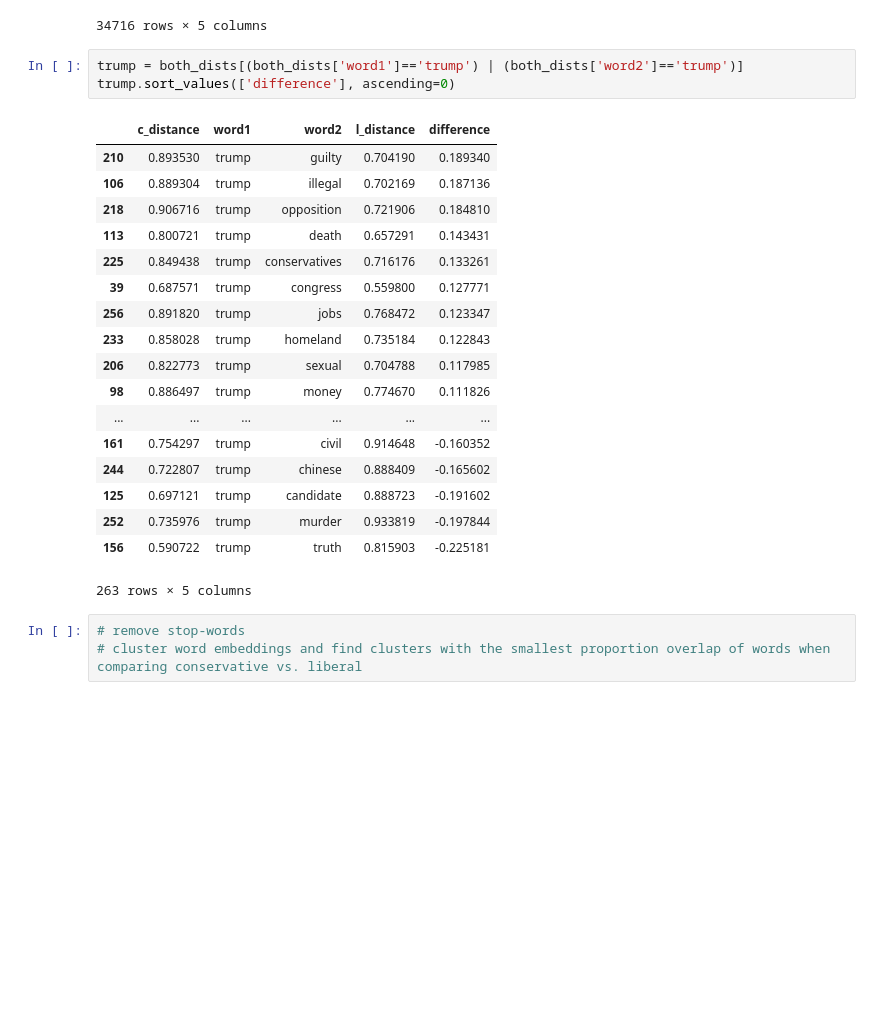
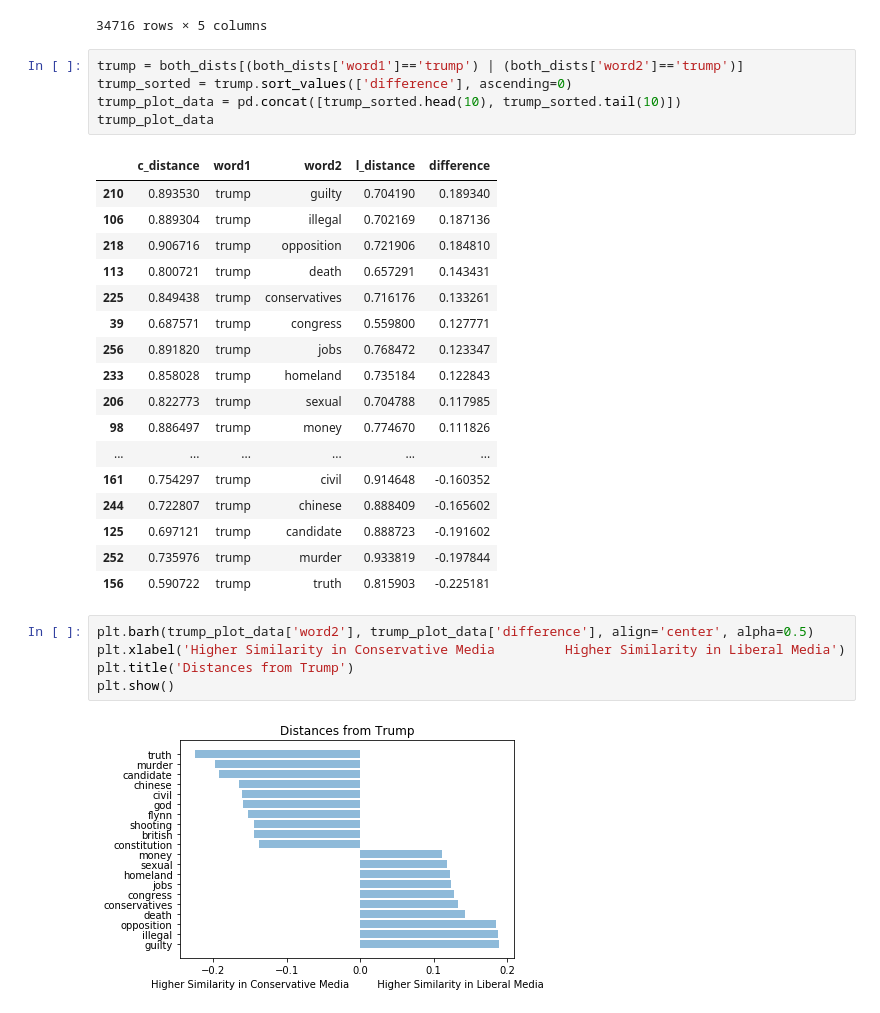
Before and after one commit to csaguiar/media-bias-political-news, a Jupyter notebook: word_embeddings/Explore Word Embeddings - Differences.ipynb, the cells around one changed output. Saved outputs shown, nothing was run; the diff lists cells and outputs as text; blank space fills up the shorter version.

Commit message:
feat: added quick plot for Trump distances

```diff
--- a/word_embeddings/Explore Word Embeddings - Differences.ipynb
+++ b/word_embeddings/Explore Word Embeddings - Differences.ipynb
@@ -71,7 +72,9 @@ both_dists.sort_values(['difference'], ascending=0)
 34716 rows × 5 columns
 # %%
 trump = both_dists[(both_dists['word1']=='trump') | (both_dists['word2']=='trump')]
-trump.sort_values(['difference'], ascending=0)
+trump_sorted = trump.sort_values(['difference'], ascending=0)
+trump_plot_data = pd.concat([trump_sorted.head(10), trump_sorted.tail(10)])
+trump_plot_data
 # %% [output]
 |  | c_distance | word1 | word2 | l_distance | difference |
 | 210 | 0.893530 | trump | guilty | 0.704190 | 0.189340 |
@@ -90,7 +93,10 @@ trump.sort_values(['difference'], ascending=0)
 | 125 | 0.697121 | trump | candidate | 0.888723 | -0.191602 |
 | 252 | 0.735976 | trump | murder | 0.933819 | -0.197844 |
 | 156 | 0.590722 | trump | truth | 0.815903 | -0.225181 |
-263 rows × 5 columns
-# %%
-# remove stop-words
-# cluster word embeddings and find clusters with the smallest proportion overlap of words when comparing conservative vs. liberal
+# %%
+plt.barh(trump_plot_data['word2'], trump_plot_data['difference'], align='center', alpha=0.5)
+plt.xlabel('Higher Similarity in Conservative Media         Higher Similarity in Liberal Media')
+plt.title('Distances from Trump')
+plt.show()
+# %% [output]
+[figure, added]
```
Also changed, not shown: parts of 1 cell of this notebook.
